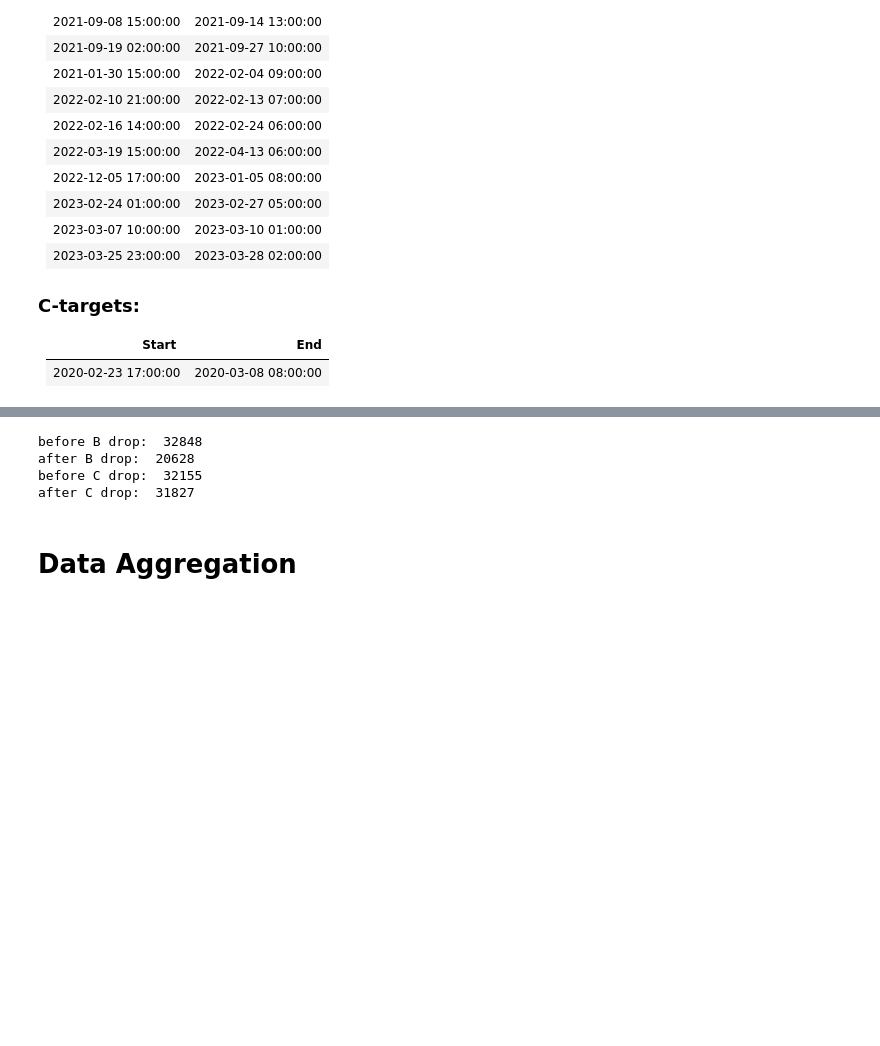
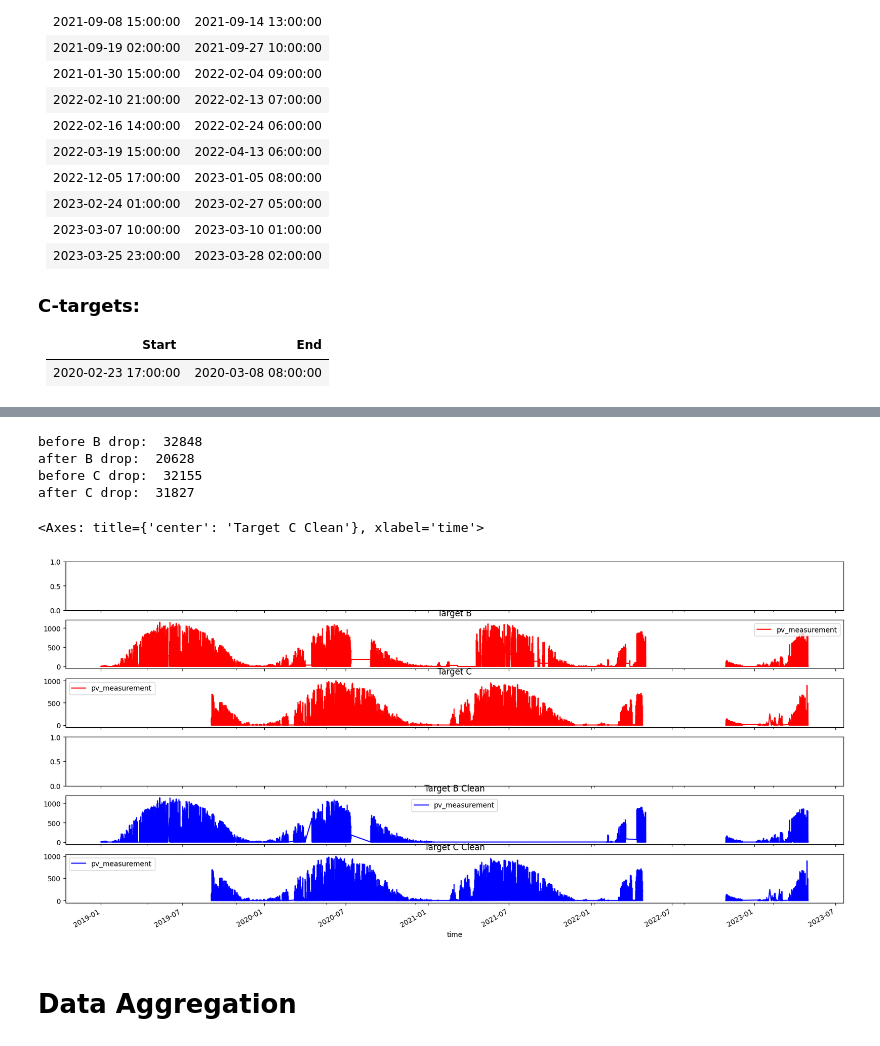
Before and after one commit to olejacobmellgren/solar-panel-energy-ml, a Jupyter notebook: model_notebooks/tensorflow_nosnow.ipynb, the cells around one changed output, grey strips where cells are left out. Cells and saved outputs as stored; diff of their text form; code cells hidden in the pictures; blank space fills up the shorter version.

```diff
--- a/model_notebooks/tensorflow_nosnow.ipynb
+++ b/model_notebooks/tensorflow_nosnow.ipynb
@@ -27,0 +48,6 @@ YC = Y_frames_train[2]
+# %%
+print(len(XTRA))
+ind = XTRA[(XTRA['date_forecast'] == pd.to_datetime('2022-10-21 01:00:00'))].index
+print(ind)
+XTRA.drop(ind, inplace=True)
+print(len(XTRA))
@@ -117,33 +188,45 @@ end_times_b = [
 '2023-01-05 08:00:00',
 '2023-02-27 05:00:00',
 '2023-03-10 01:00:00',
 '2023-03-28 02:00:00'
 ]
 
 print("before B drop: ", len(YB))
+import matplotlib.pylab as plt
+fig, axs = plt.subplots(6, 1, figsize=(20, 10), sharex=True)
+YB[['time', 'pv_measurement']].set_index('time').plot(ax=axs[1], title='Target B', color='red')
+YC[['time', 'pv_measurement']].set_index('time').plot(ax=axs[2], title='Target C', color='red')
+
+
+
 
 for i in range(len(start_times_b)):
     a = pd.to_datetime(start_times_b[i])
     b = pd.to_datetime(end_times_b[i])
     ind = YB[ (YB['time'] >= a) & (YB['time'] <= b)].index
 
     YB.drop(ind, inplace=True)
 
 print("after B drop: ", len(YB))
 
 print("before C drop: ", len(YC))
 
 a = pd.to_datetime("2020-02-23 17:00:00")
 b = pd.to_datetime('2020-03-08 08:00:00')
 ind = YC[ (YC['time'] >= a) & (YC['time'] <= b)].index
 
 YC.drop(ind, inplace=True)
 print("after C drop: ", len(YC))
+
+YB[['time', 'pv_measurement']].set_index('time').plot(ax=axs[4], title='Target B Clean', color='blue')
+YC[['time', 'pv_measurement']].set_index('time').plot(ax=axs[5], title='Target C Clean', color='blue')
 # %% [output]
 before B drop:  32848
 after B drop:  20628
 before C drop:  32155
 after C drop:  31827
+<Axes: title={'center': 'Target C Clean'}, xlabel='time'>
+[figure, added]
 # %% [markdown]
 # Data Aggregation
 # %%
```
Also changed, not shown: parts of 6 cells of this notebook, 3 other files.
